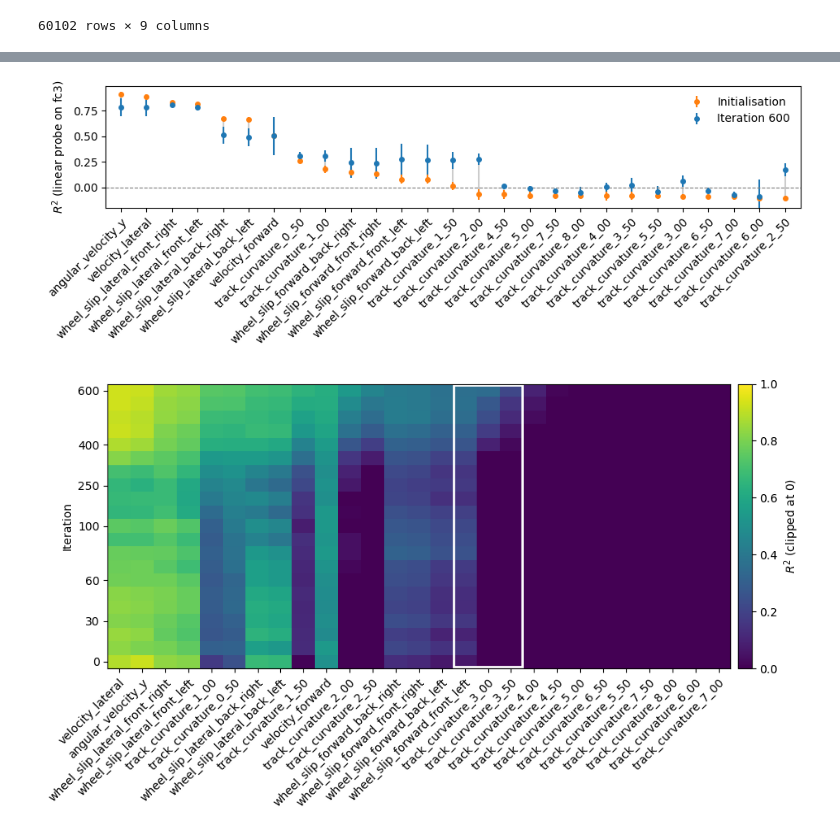
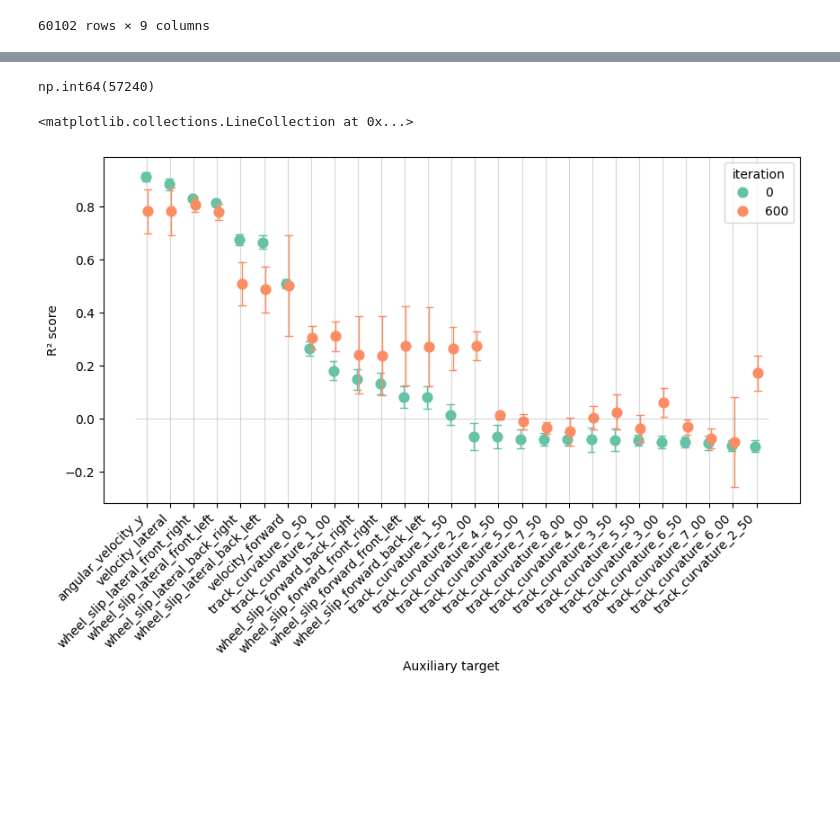
Before and after one commit to jacquesamsel/skripsie, a Jupyter notebook: aux_head_regression_results.ipynb, the cells around one changed output, grey strips where cells are left out. Drawn from its saved outputs; the diff is of its cells as text; code cells hidden in the pictures; blank space fills up the shorter version.

```diff
--- a/aux_head_regression_results.ipynb
+++ b/aux_head_regression_results.ipynb
@@ -83,52 +36,27 @@ baseline_data[baseline_data["iteration"].isin([0, 100, 200, 300, 400, 500, 599])
+# %%
+data.duplicated(subset=["model_name", "aux_weight", "run_number", "target"]).sum()
+# %% [output]
+np.int64(57240)
 # %%
-start = baseline[baseline.iteration == 0].set_index("target")
-end = baseline[baseline.iteration == final_it].set_index("target")
-order = start["mean"].sort_values(ascending=False).index   # left = highest at init
-start, end = start.loc[order], end.loc[order]
-x = np.arange(len(order))
+raw = data[(data["model_name"] == "baseline") & (data["iteration"].isin([0, 600]))]
 
-fig, ax = plt.subplots(figsize=(0.3 * len(order) + 1.5, 3.5))
-ax.vlines(x, start["mean"], end["mean"], color="0.8", zorder=1)
-ax.errorbar(x, start["mean"], yerr=start["std"], fmt="o", ms=4,
-            color="tab:orange", label="Initialisation", capsize=0)
-ax.errorbar(x, end["mean"], yerr=end["std"], fmt="o", ms=4,
-            color="tab:blue", label=f"Iteration {final_it}", capsize=0)
-ax.set_xticks(x, order, rotation=45, ha="right", rotation_mode="anchor")
-ax.set_xlim(-0.6, len(order) - 0.4)
-ax.set_ylabel(r"$R^2$ (linear probe on fc3)")
-ax.set_ylim(bottom=max(-0.2, ax.get_ylim()[0]))            # clip very negative R²
-ax.axhline(0, color="0.5", lw=0.8, ls="--")
-ax.legend(loc="upper right", frameon=False)
-fig.tight_layout()
-fig.savefig("results/figures/probe_dumbbell.pdf")
+plt.figure(figsize=(10, 5))
+sns.pointplot(
+    data=raw, x="target", y="r2_score", hue="iteration",
+    order=(raw[raw["iteration"] == 0]
+         .groupby("target")["r2_score"].mean()
+         .sort_values(ascending=False)   # highest first; drop for lowest first
+         .index.tolist()),
+    errorbar="sd",
+    dodge=0.1,
+    linestyle="none",
+    palette="Set2",
+    capsize=0.3,
+    err_kws={"linewidth": 1}
+).set(xlabel="Auxiliary target", ylabel="R² score")
+plt.grid(axis="x", alpha=0.5)
+plt.xticks(rotation=45, ha="right")
+plt.hlines(y=0, xmin=-0.5, xmax=len(AUX_HEAD_KEYS)-0.5, colors="gray" ,alpha=0.5, lw=0.5)
 # %% [output]
+<matplotlib.collections.LineCollection at 0x...>
-[figure, old version]
+[figure, new version]
-# %%
-mean = (
-    data[(data["model_name"] == "all") & (data["aux_weight"] == 1.0)]
-    .groupby(["iteration", "target"])["r2_score"]
-    .agg(["mean", "std"])
-    .reset_index()
-).pivot(index="target", columns="iteration", values="mean")
-mean = mean.loc[mean[final_it].sort_values(ascending=False).index]
-# rows = iterations, cols = targets
-mat = mean.clip(lower=0).T
-
-fig, ax = plt.subplots(figsize=(0.3 * len(mean) + 2, 5.5))
-im = ax.imshow(mat, aspect="auto", cmap="viridis", vmin=0, vmax=1,
-               interpolation="nearest", origin="lower")
-
-rect = mpatches.Rectangle((14.5, -0.4), 3, 20.8,
-                          linewidth=2, edgecolor='w', facecolor='none')
-ax.add_patch(rect)
-
-ticks = np.linspace(0, mat.shape[0] - 1, 7).astype(int)
-ax.set_yticks(ticks, mat.index[ticks])
-ax.set_xticks(range(mat.shape[1]), mat.columns,
-              rotation=45, ha="right", rotation_mode="anchor")
-ax.set_ylabel("Iteration")
-fig.colorbar(im, ax=ax, label=r"$R^2$ (clipped at 0)", pad=0.01)
-fig.tight_layout()
-fig.savefig("results/figures/probe_heatmap.pdf")
-# %% [output]
-[figure, removed]
```
Also changed, not shown: parts of 8 cells of this notebook, 20 other files.
